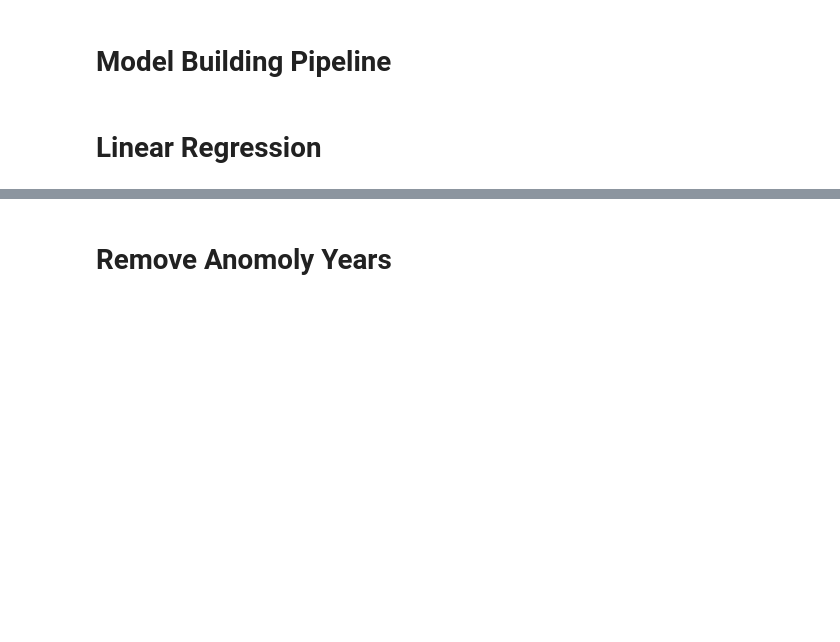
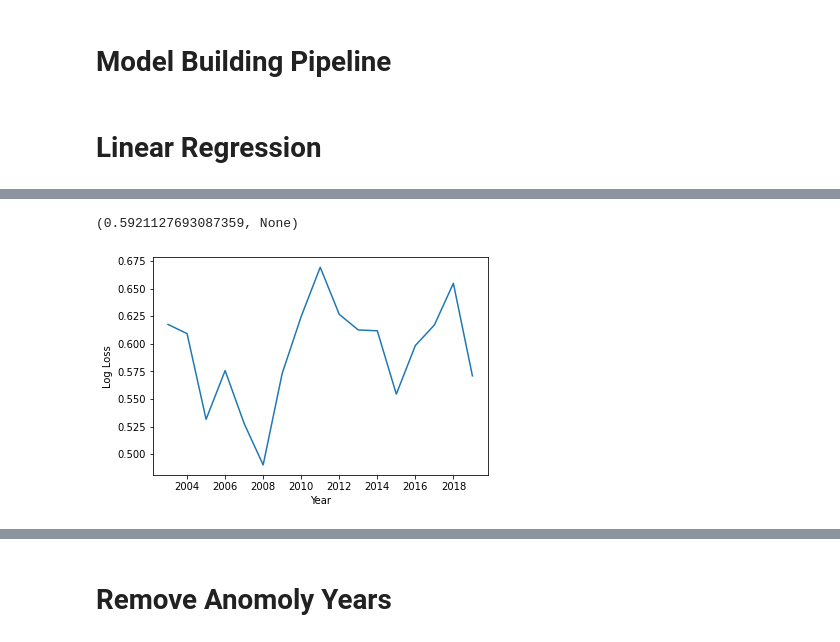
Before and after one commit to MatanFreedman/kaggle-march-madness-2021, a Jupyter notebook: notebooks/0.5-model-building-LR.ipynb, the cells around one changed output, grey strips where cells are left out. Cells and saved outputs as stored; diff of their text form; code cells hidden in the pictures; blank space fills up the shorter version.

Commit message:
finished modelling, submitted ensemble of logit models

```diff
--- a/notebooks/0.5-model-building-LR.ipynb
+++ b/notebooks/0.5-model-building-LR.ipynb
@@ -536,0 +558,28 @@ Local CV Loss : 0.464  -----  LogisticRegression
+# %%
+%%time
+from sklearn.feature_selection import RFE
+
+model = LinearRegression()
+
+# get full dataset:
+df = tourney_data.dropna(how='any').reset_index().copy()
+
+# split X and y:
+X = df[features]
+y = np.where(df['T1_PointDiff'] > 0, 1, 0)
+
+selector = RFE(model, step=1, n_features_to_select=20)
+selector.fit(X, y)
+
+from itertools import compress
+features7 = list(compress(features, selector.support_))
+
+model = LogisticRegression(max_iter=300)
+
+reg_cv_train(
+        features=features7,
+        estimator=model,
+        mode='cls',
+        plot=False,
+        verbose=True)
+# %% [output]
@@ -536,0 +604,2 @@ Local CV Loss : 0.464  -----  LogisticRegression
+(0.5921127693087359, None)
+[figure, added]
```
Also changed, not shown: parts of 7 cells of this notebook, 2 other files.
